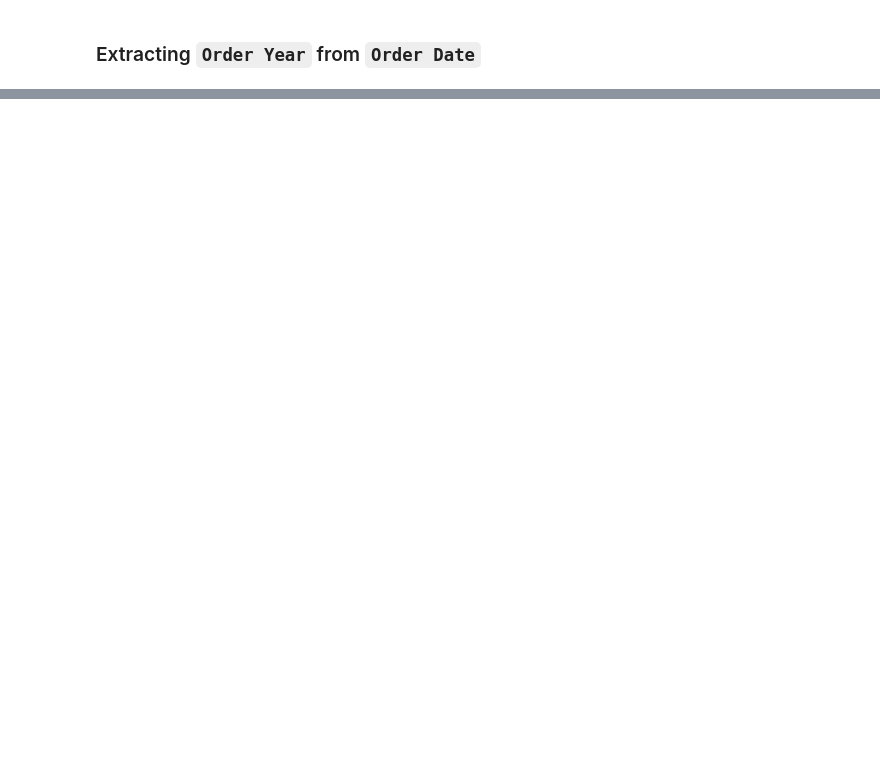
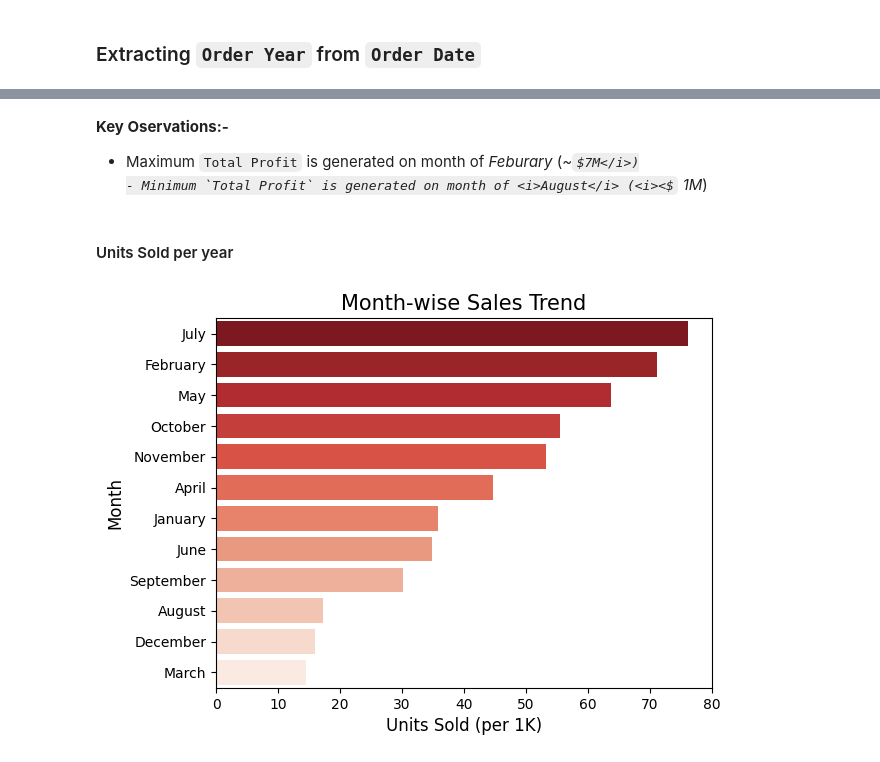
Before and after one commit to Aditya-Kumar-Sahu/Analyzing-Amazon-Sales-data, a Jupyter notebook: main.ipynb, the cells around one changed output, grey strips where cells are left out. Saved outputs shown, nothing was run; the diff lists cells and outputs as text; code cells hidden in the pictures; some formulas as TeX source; blank space fills up the shorter version.

```diff
--- a/main.ipynb
+++ b/main.ipynb
@@ -158,0 +200,21 @@ data.head()
+# %% [markdown]
+<b>Key Oservations:-</b>
+- Maximum `Total Profit` is generated on month of <i>Feburary</i> (<i>~$7M</i>)
+- Minimum `Total Profit` is generated on month of <i>August</i> (<i><$1M</i>)
+# %% [markdown]
+#### Units Sold per year
+# %%
+month_wise_units_sold = data.groupby('Order Month')['Units Sold']
+month_wise_units_sold = month_wise_units_sold.sum().sort_values().reset_index()
+month_wise_units_sold['Units Sold'] /= 1000
+
+sns.barplot(x='Units Sold', y='Order Month', data=month_wise_units_sold,
+            hue='Order Month', palette='Reds')
+
+plt.gca().invert_yaxis()
+plt.title('Month-wise Sales Trend', fontsize=15)
+plt.xlabel('Units Sold (per 1K)', fontsize=12)
+plt.ylabel('Month', fontsize=12)
+plt.show()
+# %% [output]
+[figure, added]
```
Also changed, not shown: parts of 11 cells of this notebook.
